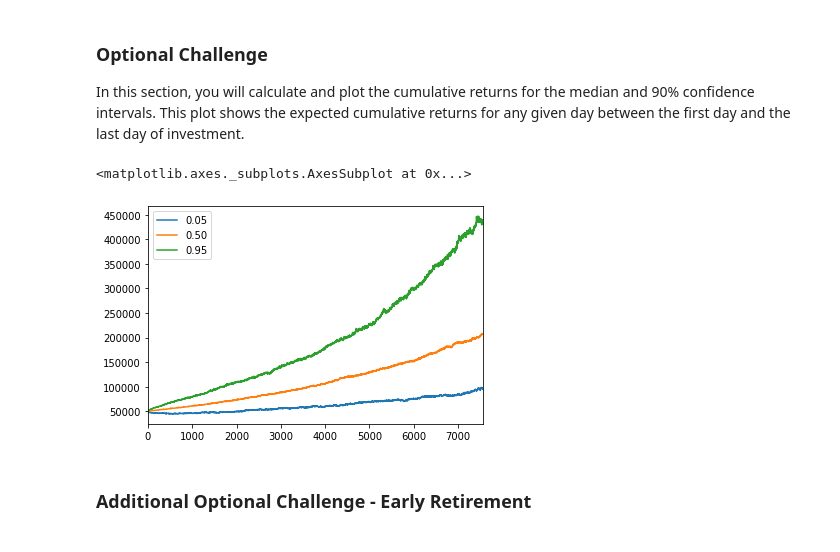
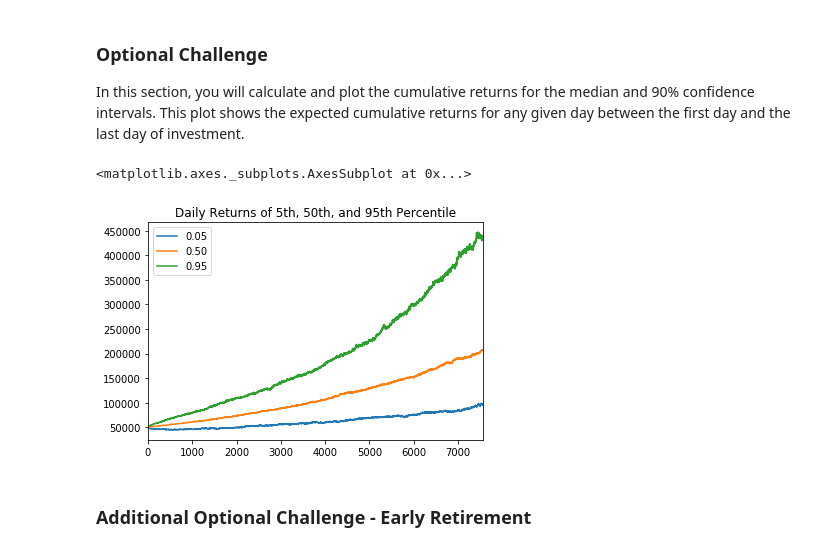
Before and after one commit to joshmiller32/APIs_homework, a Jupyter notebook: portfolio_planner.ipynb, the cells around one changed output. Cells and saved outputs as stored; diff of their text form; code cells hidden in the pictures.

```diff
--- a/portfolio_planner.ipynb
+++ b/portfolio_planner.ipynb
@@ -237,30 +237,30 @@ In this section, you will calculate and plot the cumulative returns for the medi
 # %%
 # Created empty lists for quantiles 5th, 50th, and 90th
 quantiled_day = 0
 list_of_quantiled_days_5th = []
 list_of_quantiled_days_50th = []
 list_of_quantiled_days_95th = []
 # Looped through portfolio_cumulative_returns to get the daily 5th, 50th, and 90th percentile returns.  Appended results to appropriate lists.
 for index, row in portfolio_cumulative_returns.iterrows():
     quantiled_day_5th = row.quantile(q = 0.05) * 50000
     quantiled_day_50th = row.quantile(q = 0.50) * 50000
     quantiled_day_95th = row.quantile(q = 0.95) * 50000
     list_of_quantiled_days_5th.append(quantiled_day_5th)
     list_of_quantiled_days_50th.append(quantiled_day_50th)
     list_of_quantiled_days_95th.append(quantiled_day_95th)
 # Converted lists to pandas series
 cumulative_returns_5th_percentile = pd.Series(list_of_quantiled_days_5th)
 cumulative_returns_50th_percentile = pd.Series(list_of_quantiled_days_50th)
 cumulative_returns_95th_percentile = pd.Series(list_of_quantiled_days_95th)
 # Concatenated pandas series to a dateframe
 cumulative_returns_5th_50th_95th_percentile_df = pd.concat([cumulative_returns_5th_percentile,cumulative_returns_50th_percentile,cumulative_returns_95th_percentile], axis = 1)
 # Renamed columns
 cumulative_returns_5th_50th_95th_percentile_df.rename(columns = {0:'0.05', 1:'0.50', 2:'0.95'}, inplace = True)
 # Plot daily returns of 5th, 50th, and 95th percentile
-cumulative_returns_5th_50th_95th_percentile_df.plot()
+cumulative_returns_5th_50th_95th_percentile_df.plot(title = "Daily Returns of 5th, 50th, and 95th Percentile")
 # %% [output]
 <matplotlib.axes._subplots.AxesSubplot at 0x...>
-[figure, old version]
+[figure, new version]
 # %% [markdown]
 ### Additional Optional Challenge - Early Retirement
 # %% [markdown]
```
Also changed, not shown: parts of 1 cell of this notebook, 8 other files.
